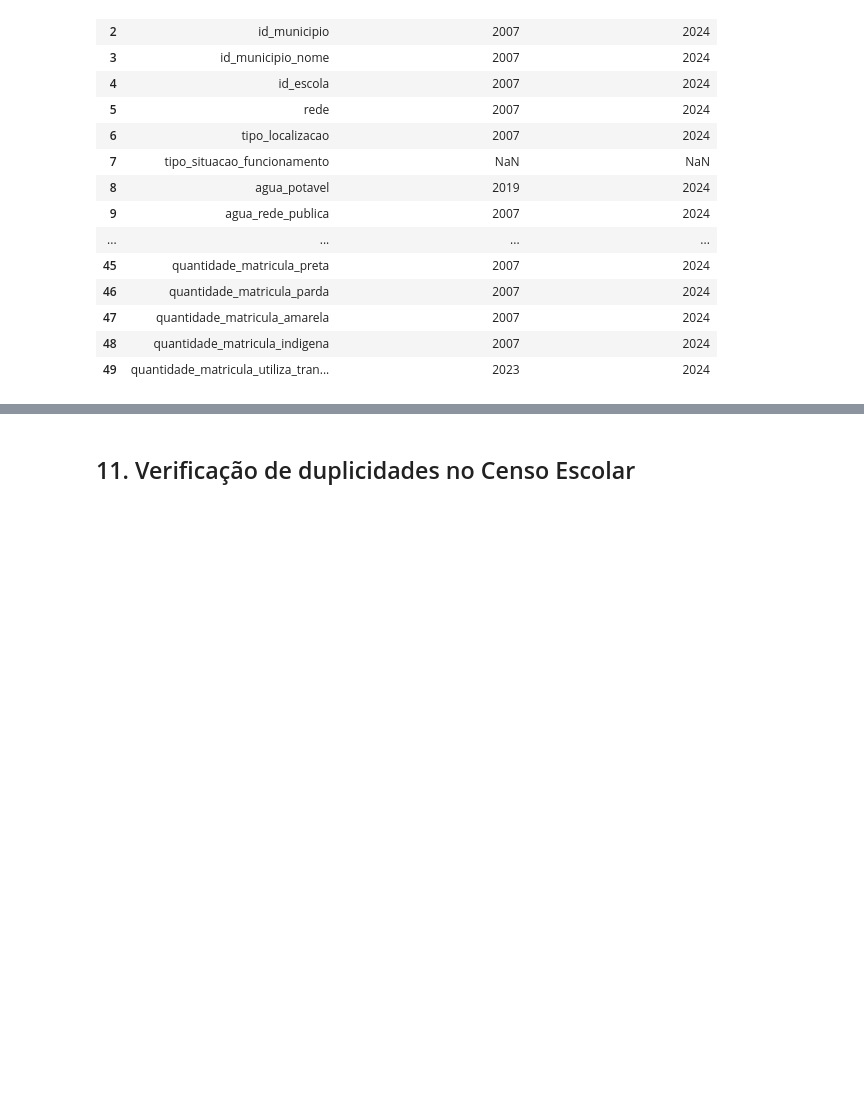
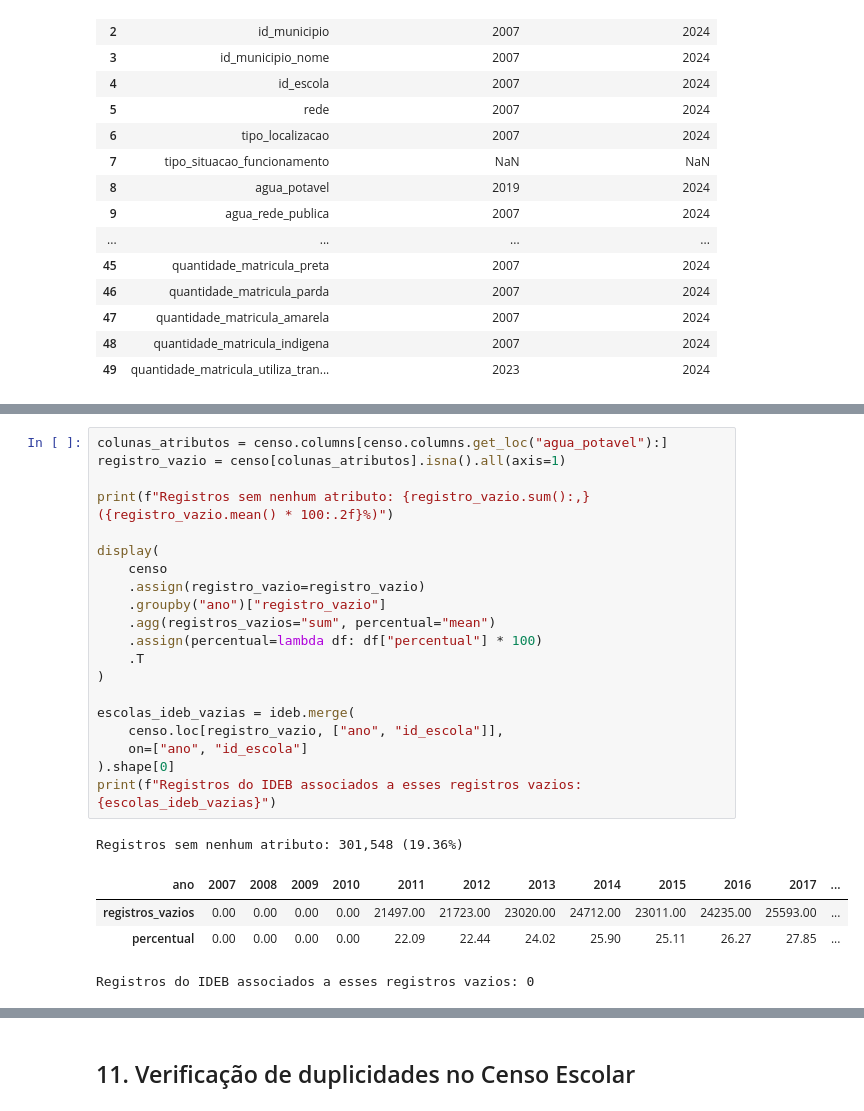
Before and after one commit to 1Gabriell/sistemas-orientados-a-dados, a Jupyter notebook: notebooks/01_analise_exploratoria.ipynb, the cells around one changed output, grey strips where cells are left out. Saved outputs shown, nothing was run; the diff lists cells and outputs as text; blank space fills up the shorter version.

```diff
--- a/notebooks/01_analise_exploratoria.ipynb
+++ b/notebooks/01_analise_exploratoria.ipynb
@@ -378,0 +405,26 @@ display(disponibilidade_df)
+# %%
+colunas_atributos = censo.columns[censo.columns.get_loc("agua_potavel"):]
+registro_vazio = censo[colunas_atributos].isna().all(axis=1)
+
+print(f"Registros sem nenhum atributo: {registro_vazio.sum():,} ({registro_vazio.mean() * 100:.2f}%)")
+
+display(
+    censo
+    .assign(registro_vazio=registro_vazio)
+    .groupby("ano")["registro_vazio"]
+    .agg(registros_vazios="sum", percentual="mean")
+    .assign(percentual=lambda df: df["percentual"] * 100)
+    .T
+)
+
+escolas_ideb_vazias = ideb.merge(
+    censo.loc[registro_vazio, ["ano", "id_escola"]],
+    on=["ano", "id_escola"]
+).shape[0]
+print(f"Registros do IDEB associados a esses registros vazios: {escolas_ideb_vazias}")
+# %% [output]
+Registros sem nenhum atributo: 301,548 (19.36%)
+| ano | 2007 | 2008 | 2009 | 2010 | 2011 | 2012 | 2013 | 2014 | 2015 | 2016 | 2017 | ... |
+| registros_vazios | 0.00 | 0.00 | 0.00 | 0.00 | 21497.00 | 21723.00 | 23020.00 | 24712.00 | 23011.00 | 24235.00 | 25593.00 | ... |
+| percentual | 0.00 | 0.00 | 0.00 | 0.00 | 22.09 | 22.44 | 24.02 | 25.90 | 25.11 | 26.27 | 27.85 | ... |
+Registros do IDEB associados a esses registros vazios: 0
```
Also changed, not shown: parts of 13 cells of this notebook, 2 other files.
